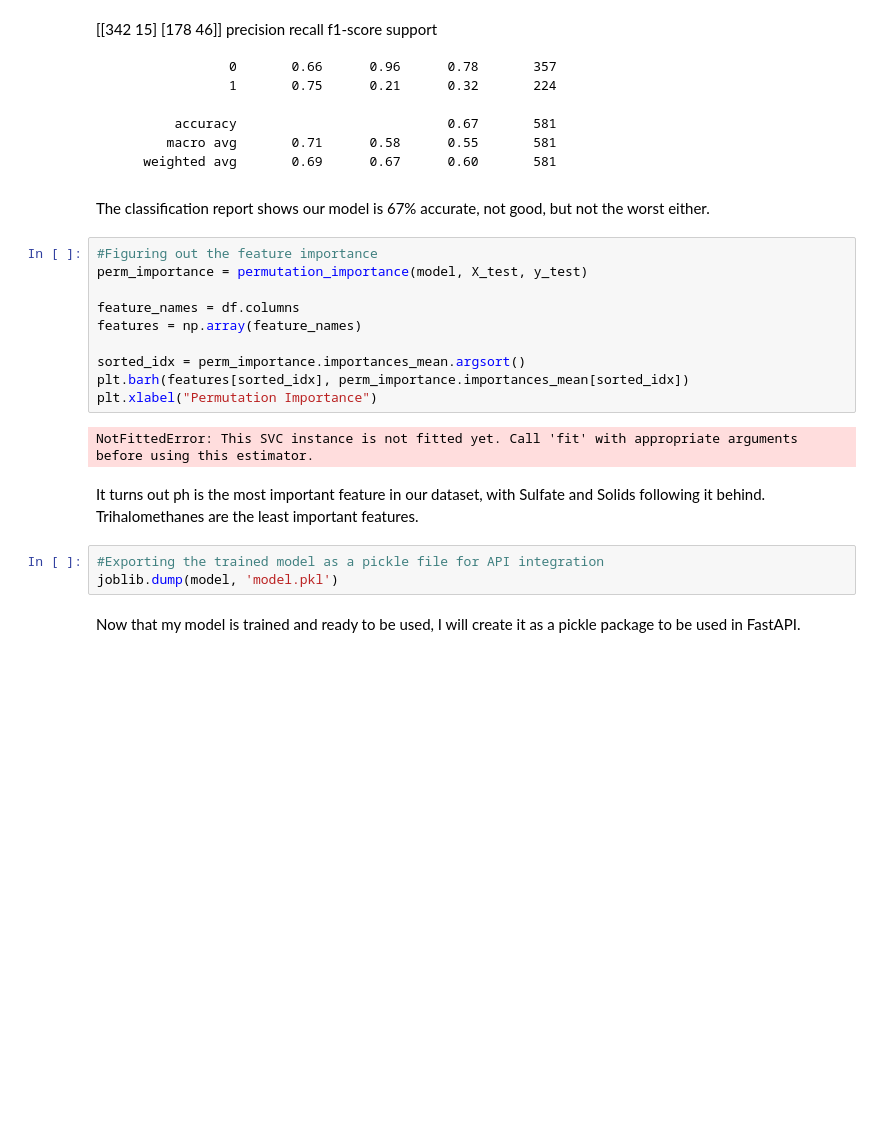
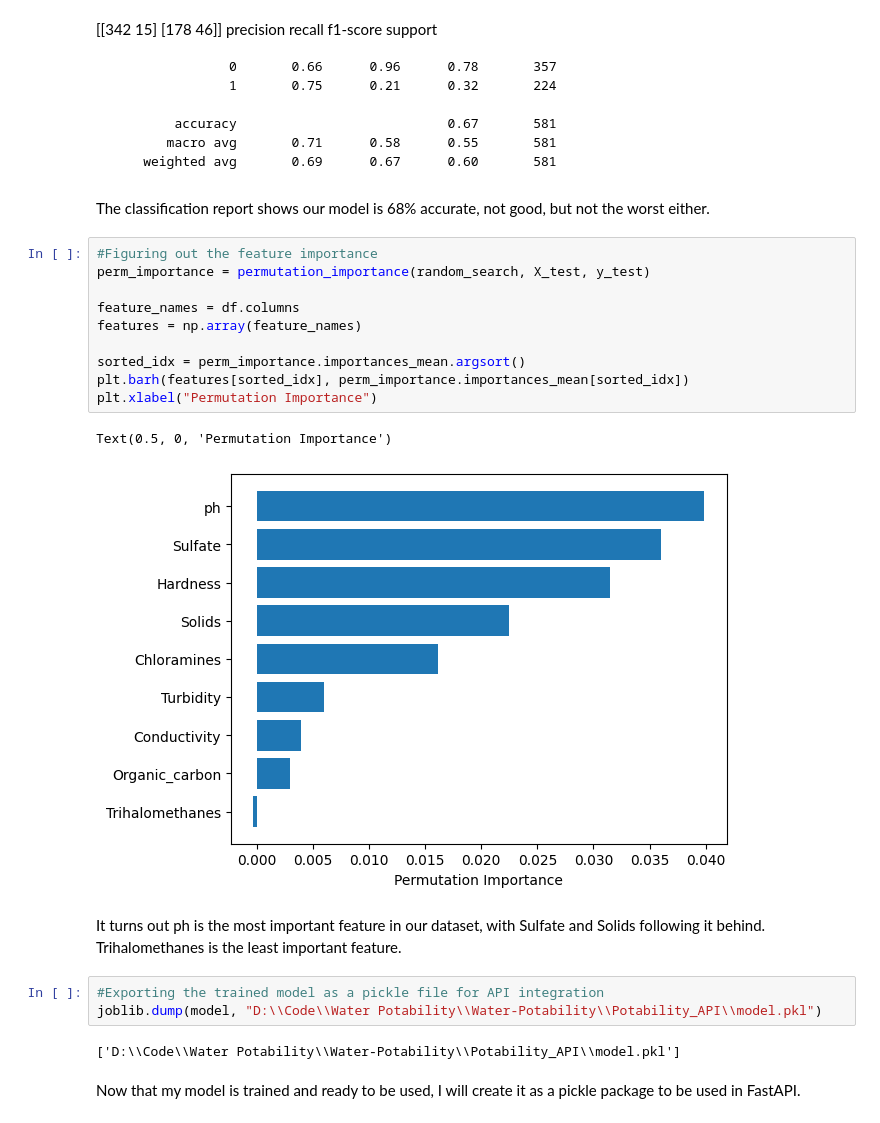
Before and after one commit to SameedHusayn/Water-Potability, a Jupyter notebook: Water_Potability.ipynb, the cells around one changed output. Saved outputs shown, nothing was run; the diff lists cells and outputs as text; blank space fills up the shorter version.

Commit message:
Optimized model

```diff
--- a/Water_Potability.ipynb
+++ b/Water_Potability.ipynb
@@ -337,23 +350,26 @@ print(classification_report(y_test,random_search_predictions))
 		   macro avg       0.71      0.58      0.55       581
 		weighted avg       0.69      0.67      0.60       581
 # %% [markdown]
-The classification report shows our model is 67% accurate, not good, but not the worst either.
+The classification report shows our model is 68% accurate, not good, but not the worst either.
 # %%
 #Figuring out the feature importance
-perm_importance = permutation_importance(model, X_test, y_test)
+perm_importance = permutation_importance(random_search, X_test, y_test)
 
 feature_names = df.columns
 features = np.array(feature_names)
 
 sorted_idx = perm_importance.importances_mean.argsort()
 plt.barh(features[sorted_idx], perm_importance.importances_mean[sorted_idx])
 plt.xlabel("Permutation Importance")
 # %% [output]
-NotFittedError: This SVC instance is not fitted yet. Call 'fit' with appropriate arguments before using this estimator.
+Text(0.5, 0, 'Permutation Importance')
+[figure, added]
 # %% [markdown]
-It turns out ph is the most important feature in our dataset, with Sulfate and Solids following it behind. Trihalomethanes are the least important features.
+It turns out ph is the most important feature in our dataset, with Sulfate and Solids following it behind. Trihalomethanes is the least important feature.
 # %%
 #Exporting the trained model as a pickle file for API integration
-joblib.dump(model, 'model.pkl')
+joblib.dump(model, "D:\\Code\\Water Potability\\Water-Potability\\Potability_API\\model.pkl")
+# %% [output]
+['D:\\Code\\Water Potability\\Water-Potability\\Potability_API\\model.pkl']
 # %% [markdown]
 Now that my model is trained and ready to be used, I will create it as a pickle package to be used in FastAPI.
```
Also changed, not shown: parts of 2 cells of this notebook, 1 other file.
